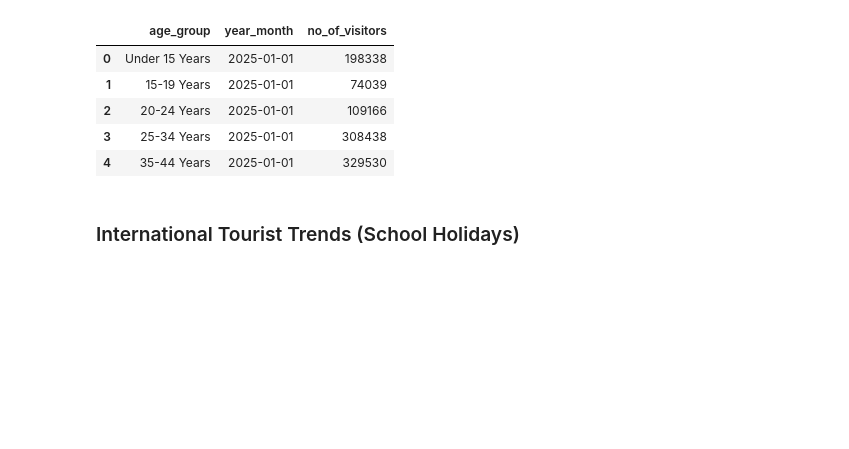
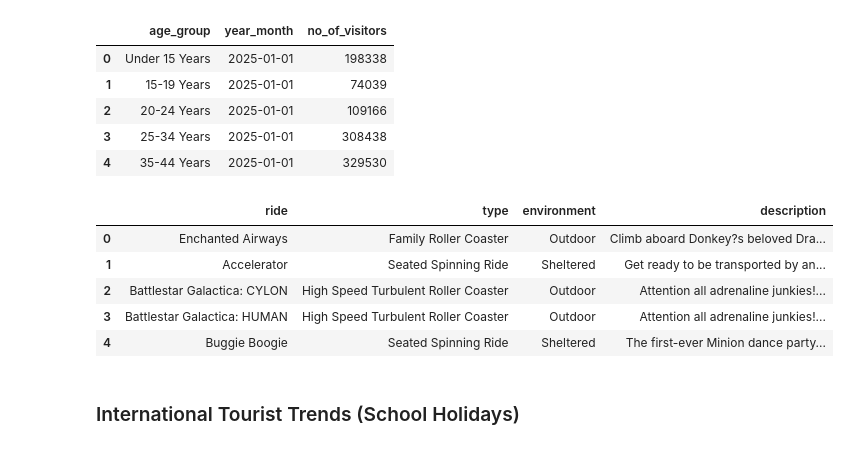
Before and after one commit to dimsumws/DSA3101-Group5, a Jupyter notebook: external_factors_analysis/analysis.ipynb, the cells around one changed output. Saved outputs shown, nothing was run; the diff lists cells and outputs as text; code cells hidden in the pictures; blank space fills up the shorter version.

```diff
--- a/external_factors_analysis/analysis.ipynb
+++ b/external_factors_analysis/analysis.ipynb
@@ -127,6 +130,16 @@ display(tourism_age.head())
 | 2 | 20-24 Years | 2025-01-01 | 109166 |
 | 3 | 25-34 Years | 2025-01-01 | 308438 |
 | 4 | 35-44 Years | 2025-01-01 | 329530 |
+# %%
+rides = pd.read_csv('../data/uss_attraction_details/rides.csv')
+display(rides.head())
+# %% [output]
+|  | ride | type | environment | description |
+| 0 | Enchanted Airways | Family Roller Coaster | Outdoor | Climb aboard Donkey?s beloved Dra... |
+| 1 | Accelerator | Seated Spinning Ride | Sheltered | Get ready to be transported by an... |
+| 2 | Battlestar Galactica: CYLON | High Speed Turbulent Roller Coaster | Outdoor | Attention all adrenaline junkies!... |
+| 3 | Battlestar Galactica: HUMAN | High Speed Turbulent Roller Coaster | Outdoor | Attention all adrenaline junkies!... |
+| 4 | Buggie Boogie | Seated Spinning Ride | Sheltered | The first-ever Minion dance party... |
 # %% [markdown]
 ### International Tourist Trends (School Holidays)
 # %%
```
Also changed, not shown: parts of 18 cells of this notebook, 1 other file.
